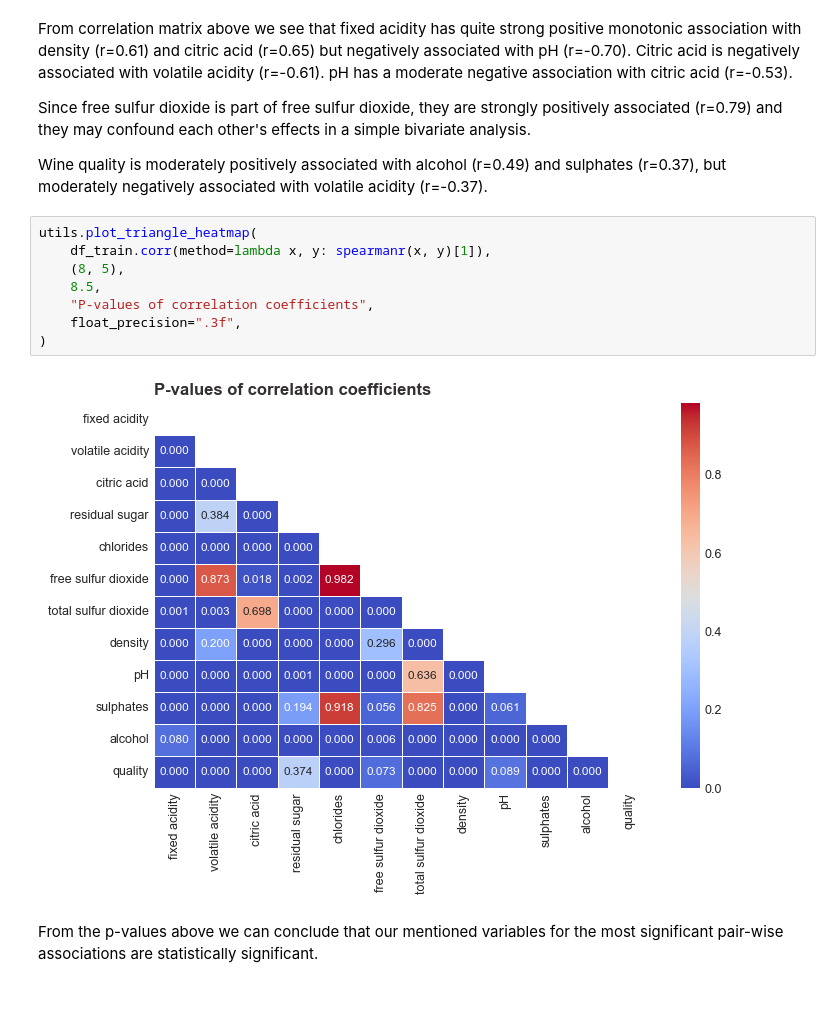
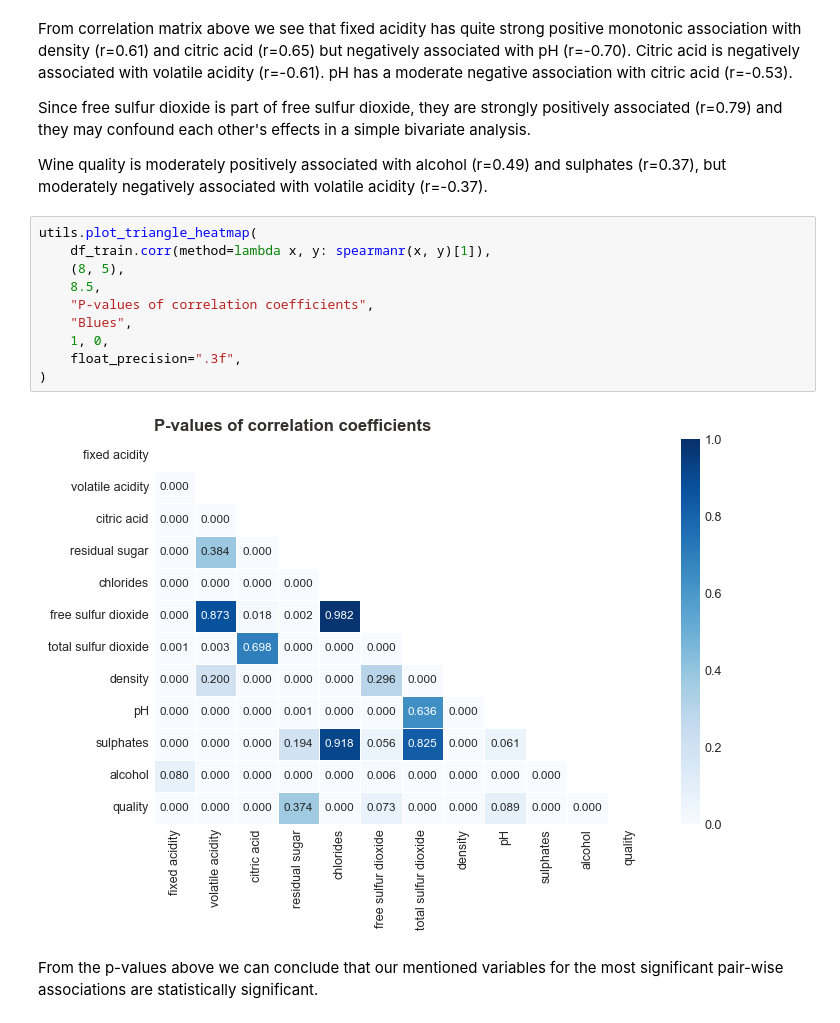
Before and after one commit to Gintare1985/Red-Wine-Quality-Project, a Jupyter notebook: notebooks/Red_wine_quality_analysis.ipynb, the cells around one changed output. Drawn from its saved outputs; the diff is of its cells as text.

```diff
--- a/notebooks/Red_wine_quality_analysis.ipynb
+++ b/notebooks/Red_wine_quality_analysis.ipynb
@@ -691,13 +693,15 @@ Wine quality is moderately positively associated with alcohol (r=0.49) and sulph
 # %%
 utils.plot_triangle_heatmap(
     df_train.corr(method=lambda x, y: spearmanr(x, y)[1]),
     (8, 5),
     8.5,
     "P-values of correlation coefficients",
+    "Blues",
+    1, 0,
     float_precision=".3f",
 )
 # %% [output]
-[figure, old version]
+[figure, new version]
 # %% [markdown]
 From the p-values above we can conclude that our mentioned variables for the most significant pair-wise associations are statistically significant.
 # %% [markdown]
```
Also changed, not shown: parts of 69 cells of this notebook, 2 other files.
